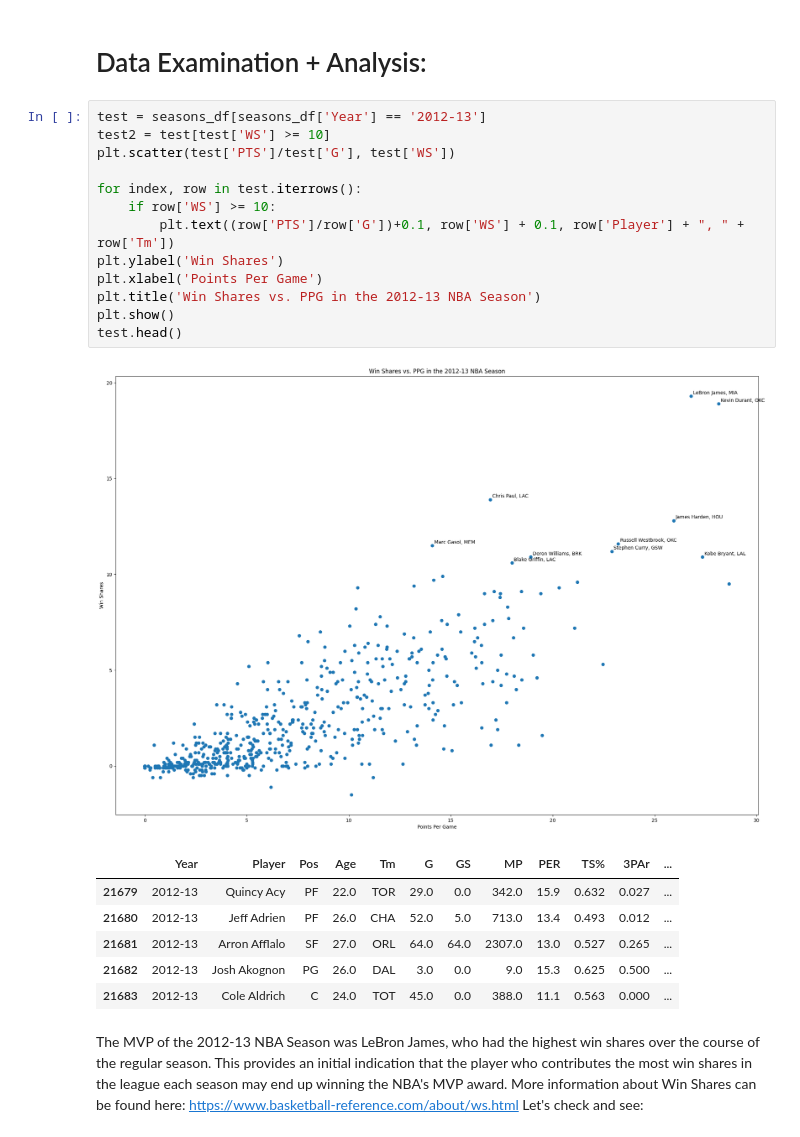
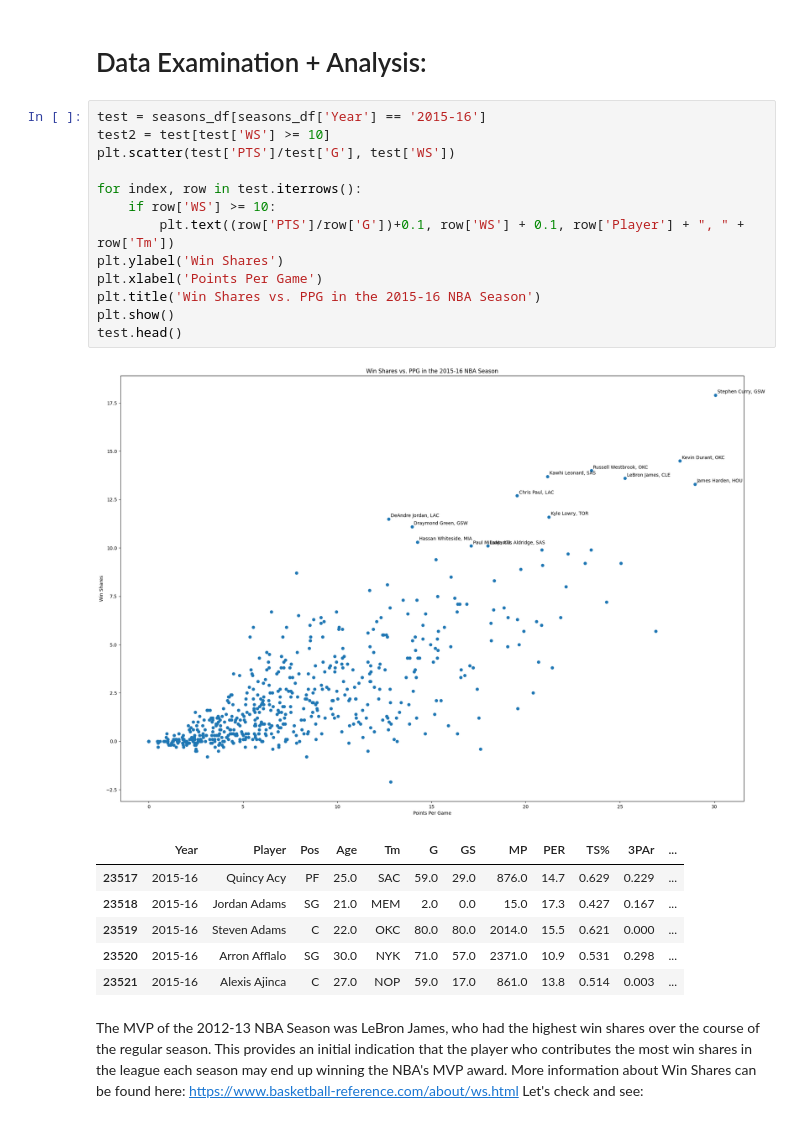
Before and after one commit to sash-wat/cmsc320final, a Jupyter notebook: project.ipynb, the cells around one changed output. Saved outputs shown, nothing was run; the diff lists cells and outputs as text.

```diff
--- a/project.ipynb
+++ b/project.ipynb
@@ -174,26 +176,26 @@ winloss
 # %% [markdown]
 # Data Examination + Analysis:
 # %%
-test = seasons_df[seasons_df['Year'] == '2012-13']
+test = seasons_df[seasons_df['Year'] == '2015-16']
 test2 = test[test['WS'] >= 10]
 plt.scatter(test['PTS']/test['G'], test['WS'])
 
 for index, row in test.iterrows():
     if row['WS'] >= 10:
         plt.text((row['PTS']/row['G'])+0.1, row['WS'] + 0.1, row['Player'] + ", " + row['Tm'])
 plt.ylabel('Win Shares')
 plt.xlabel('Points Per Game')
-plt.title('Win Shares vs. PPG in the 2012-13 NBA Season')
+plt.title('Win Shares vs. PPG in the 2015-16 NBA Season')
 plt.show()
 test.head()
 # %% [output]
-[figure, old version]
+[figure, new version]
 |  | Year | Player | Pos | Age | Tm | G | GS | MP | PER | TS% | 3PAr | ... |
-| 21679 | 2012-13 | Quincy Acy | PF | 22.0 | TOR | 29.0 | 0.0 | 342.0 | 15.9 | 0.632 | 0.027 | ... |
-| 21680 | 2012-13 | Jeff Adrien | PF | 26.0 | CHA | 52.0 | 5.0 | 713.0 | 13.4 | 0.493 | 0.012 | ... |
-| 21681 | 2012-13 | Arron Afflalo | SF | 27.0 | ORL | 64.0 | 64.0 | 2307.0 | 13.0 | 0.527 | 0.265 | ... |
-| 21682 | 2012-13 | Josh Akognon | PG | 26.0 | DAL | 3.0 | 0.0 | 9.0 | 15.3 | 0.625 | 0.500 | ... |
-| 21683 | 2012-13 | Cole Aldrich | C | 24.0 | TOT | 45.0 | 0.0 | 388.0 | 11.1 | 0.563 | 0.000 | ... |
+| 23517 | 2015-16 | Quincy Acy | PF | 25.0 | SAC | 59.0 | 29.0 | 876.0 | 14.7 | 0.629 | 0.229 | ... |
+| 23518 | 2015-16 | Jordan Adams | SG | 21.0 | MEM | 2.0 | 0.0 | 15.0 | 17.3 | 0.427 | 0.167 | ... |
+| 23519 | 2015-16 | Steven Adams | C | 22.0 | OKC | 80.0 | 80.0 | 2014.0 | 15.5 | 0.621 | 0.000 | ... |
+| 23520 | 2015-16 | Arron Afflalo | SG | 30.0 | NYK | 71.0 | 57.0 | 2371.0 | 10.9 | 0.531 | 0.298 | ... |
+| 23521 | 2015-16 | Alexis Ajinca | C | 27.0 | NOP | 59.0 | 17.0 | 861.0 | 13.8 | 0.514 | 0.003 | ... |
 # %% [markdown]
 The MVP of the 2012-13 NBA Season was LeBron James, who had the highest win shares over the course of the regular season. This provides an initial indication that the player who contributes the most win shares in the league each season may end up winning the NBA's MVP award. More information about Win Shares can be found here: https://www.basketball-reference.com/about/ws.html Let's check and see:
 # %%
```
Also changed, not shown: parts of 8 cells of this notebook, 1 other file.
